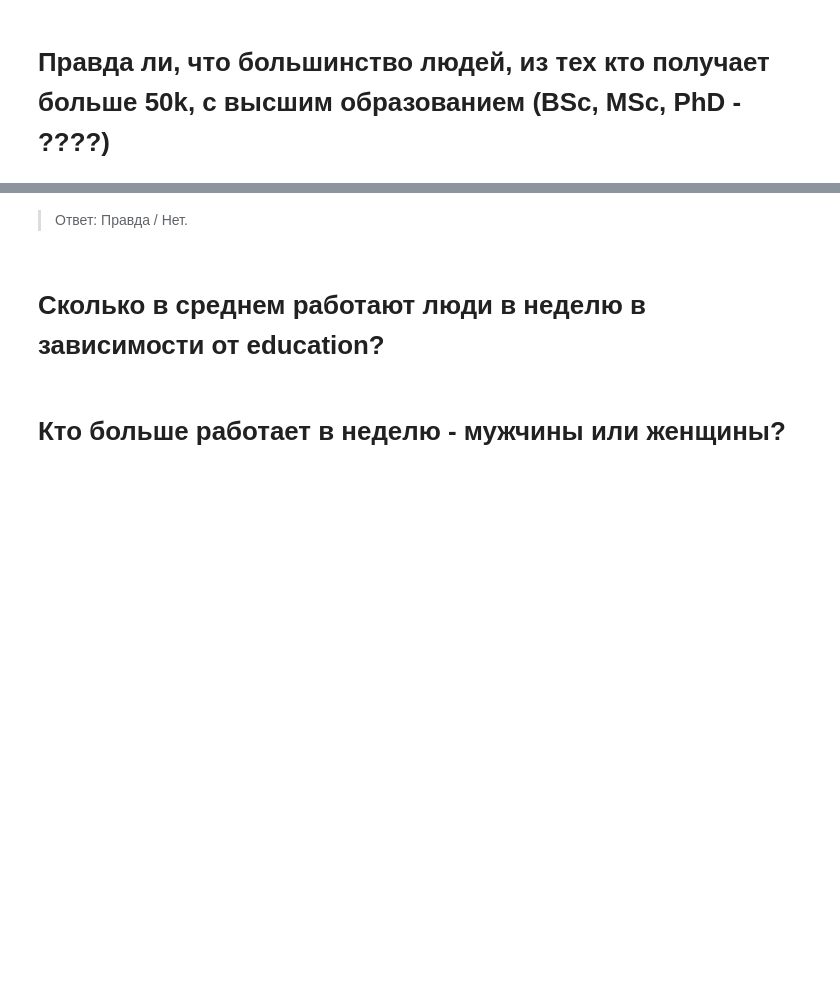
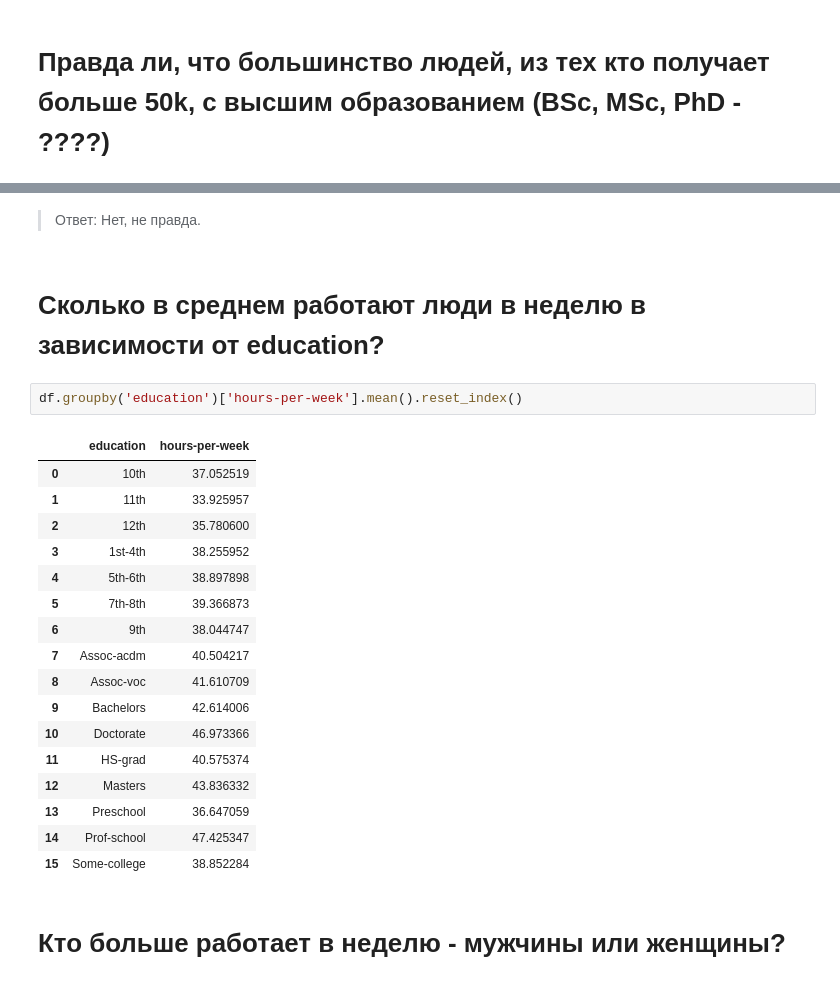
Before and after one commit to orifdjon/AppliedPythonAtom, a Jupyter notebook: homeworks/homework_05_ml/2/adult_hw.ipynb, the cells around one changed output, grey strips where cells are left out. Saved outputs shown, nothing was run; the diff lists cells and outputs as text; blank space fills up the shorter version.

```diff
--- a/homeworks/homework_05_ml/2/adult_hw.ipynb
+++ b/homeworks/homework_05_ml/2/adult_hw.ipynb
@@ -86,6 +112,26 @@ y
 # %% [markdown]
-> Ответ: Правда / Нет.
+> Ответ: Нет, не правда.
 # %% [markdown]
 # Сколько в среднем работают люди в неделю в зависимости от education?
+# %%
+df.groupby('education')['hours-per-week'].mean().reset_index()
+# %% [output]
+|  | education | hours-per-week |
+| 0 | 10th | 37.052519 |
+| 1 | 11th | 33.925957 |
+| 2 | 12th | 35.780600 |
+| 3 | 1st-4th | 38.255952 |
+| 4 | 5th-6th | 38.897898 |
+| 5 | 7th-8th | 39.366873 |
+| 6 | 9th | 38.044747 |
+| 7 | Assoc-acdm | 40.504217 |
+| 8 | Assoc-voc | 41.610709 |
+| 9 | Bachelors | 42.614006 |
+| 10 | Doctorate | 46.973366 |
+| 11 | HS-grad | 40.575374 |
+| 12 | Masters | 43.836332 |
+| 13 | Preschool | 36.647059 |
+| 14 | Prof-school | 47.425347 |
+| 15 | Some-college | 38.852284 |
 # %% [markdown]
 # Кто больше работает в неделю - мужчины или женщины?
```
Also changed, not shown: parts of 15 cells of this notebook, 6 other files.
